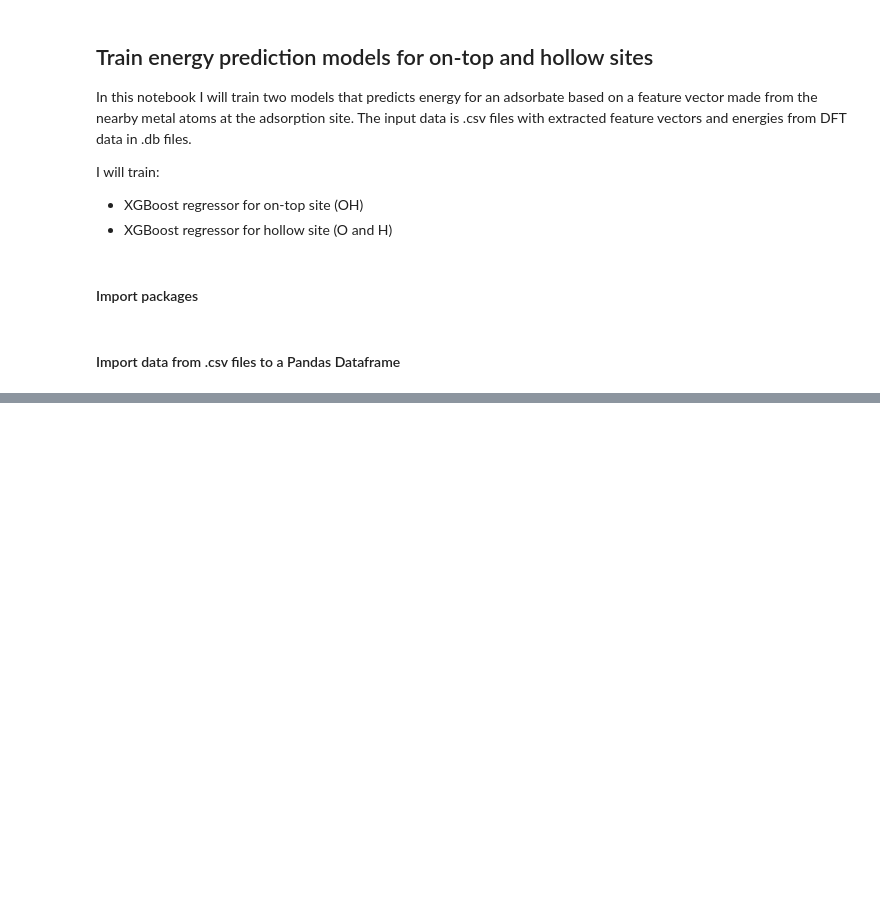
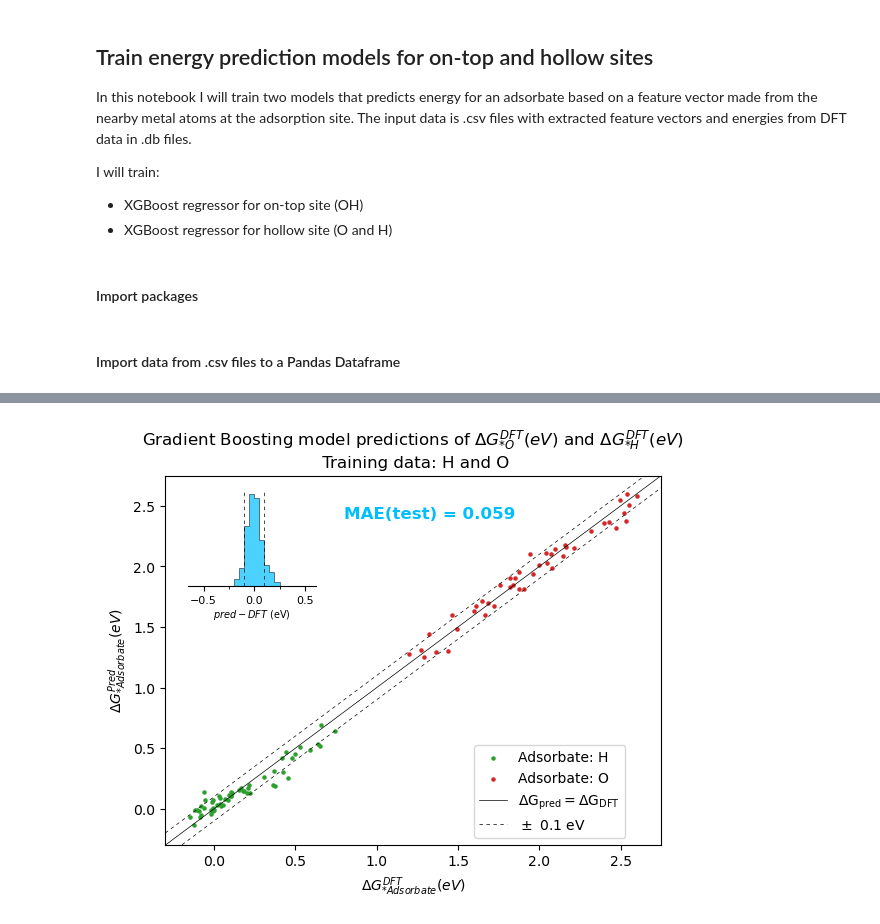
Before and after one commit to MarcusNoergaardWeng/Git_PUK, a Jupyter notebook: Notebooks/Train_Energy_Models.ipynb, the cells around one changed output, grey strips where cells are left out. Saved outputs shown, nothing was run; the diff lists cells and outputs as text; code cells hidden in the pictures; blank space fills up the shorter version.

```diff
--- a/Notebooks/Train_Energy_Models.ipynb
+++ b/Notebooks/Train_Energy_Models.ipynb
@@ -64,0 +167,100 @@ val, test = train_test_split(val_test, test_size=0.5)
+# %%
+def single_parity_plot(model_name, X_test, y_test_series):
+    model_predictions = XGBModel.predict(X_test)
+    y_test = y_test_series.values.tolist()
+
+    # Find MAE:
+    errors = y_test_series.to_numpy().reshape(-1)-model_predictions
+    MAE = np.mean(np.abs(errors))
+    #print(f"MAE: {MAE:.3f}")
+
+    #I want two plt.scatter, one for each adsorbate
+    flat_list = [item for sublist in X_test[["adsorbate"]].values.tolist() for item in sublist]
+    pred_H = [model_predictions[n] for n in range(len(y_test)) if flat_list[n] == 0]
+    pred_O = [model_predictions[n] for n in range(len(y_test)) if flat_list[n] == 1]
+    true_H = [y_test[n] for n in range(len(y_test)) if flat_list[n] == 0]
+    true_O = [y_test[n] for n in range(len(y_test)) if flat_list[n] == 1]
+
+    fig, ax1 = plt.subplots()
+
+    ax1.scatter(true_H, pred_H, s = 5, c = "tab:green", label = "Adsorbate: H")
+    ax1.scatter(true_O, pred_O, s = 5, c = "tab:red", label = "Adsorbate: O")
+    #plt.scatter(y_test_series, model_predictions)
+
+    ax1.set_title("Gradient Boosting model predictions of $\Delta G_{*O}^{DFT} (eV)$ and $\Delta G_{*H}^{DFT} (eV)$ \n Training data: H and O")
+
+    ax1.set_xlabel("$\Delta G_{*Adsorbate}^{DFT} (eV)$")
+    ax1.set_ylabel("$\Delta G_{*Adsorbate}^{Pred} (eV)$")
+
+    ax1.text(0.8, 2.4, f"MAE(test) = {MAE:.3f}", color="deepskyblue", fontweight='bold', fontsize = 12)
+
+    left, bottom, width, height = [0.16, 0.65, 0.2, 0.2]
+    ax_inset = fig.add_axes([left, bottom, width, height])
+
+
+
+    pm, lw, fontsize = 0.1, 0.5, 14
+
+    ax_inset.hist(errors, bins=np.arange(-0.6, 0.6, 0.05),
+          color="deepskyblue",
+          density=True,
+          alpha=0.7,
+          histtype='stepfilled',
+          ec='black',
+          lw=lw)
+
+    # Make plus/minus 0.1 eV lines in inset axis
+    ax_inset.axvline(pm, color='black', ls='--', dashes=(5, 5), lw=lw)
+    ax_inset.axvline(-pm, color='black', ls='--', dashes=(5, 5), lw=lw)
+
+    # Set x-tick label fontsize in inset axis
+    ax_inset.tick_params(axis='x', which='major', labelsize=fontsize-6)
+
+    # Remove y-ticks in inset axis
+    ax_inset.tick_params(axis='y', which='major', left=False, labelleft=False)
+
+    # Set x-tick locations in inset axis
+    ax_inset.xaxis.set_major_locator(ticker.MultipleLocator(0.50))
+    ax_inset.xaxis.set_minor_locator(ticker.MultipleLocator(0.25))
+
+    # Remove the all but the bottom spines of the inset axis
+    for side in ['top', 'right', 'left']:
+        ax_inset.spines[side].set_visible(False)
+
+    # Make the background transparent in the inset axis
+    ax_inset.patch.set_alpha(0.0)
+
+    # Print 'pred-calc' below inset axis
+    ax_inset.text(0.5, -0.33,
+                  '$pred - DFT$ (eV)',
+                  ha='center',
+                  transform=ax_inset.transAxes,
+                  fontsize=fontsize-7)
+
+    # Make central and plus/minus 0.1 eV lines in scatter plot
+    lims = [-0.3, 2.75]
+
+    # Set x and y limits
+    ax1.set_xlim(lims)
+    ax1.set_ylim(lims)
+
+    ax1.plot(lims, lims,
+            lw=lw, color='black', zorder=1,
+            label=r'$\rm \Delta G_{pred} = \Delta G_{DFT}$')
+
+    # Make plus/minus 0.1 eV lines around y = x
+    ax1.plot(lims, [lims[0]+pm, lims[1]+pm],
+            lw=lw, ls='--', dashes=(5, 5), color='black', zorder=1,
+            label=r'$\rm \pm$ {:.1f} eV'.format(pm))
+
+    ax1.plot([lims[0], lims[1]], [lims[0]-pm, lims[1]-pm],
+            lw=lw, ls='--', dashes=(5, 5), color='black', zorder=1)
+
+    fig.legend(loc = "lower right", borderaxespad=5)
+
+    plt.show()
+    return None
+
+single_parity_plot(XGBModel, X_test, y_test)
+# %% [output]
+[figure, added]
```
Also changed, not shown: parts of 12 cells of this notebook, 5 other files.
